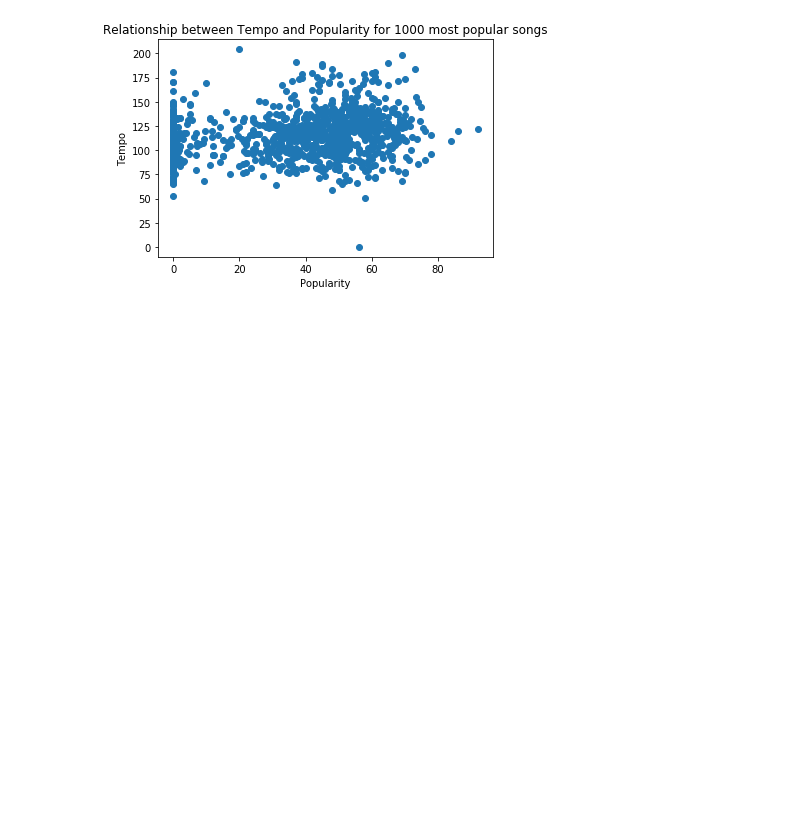
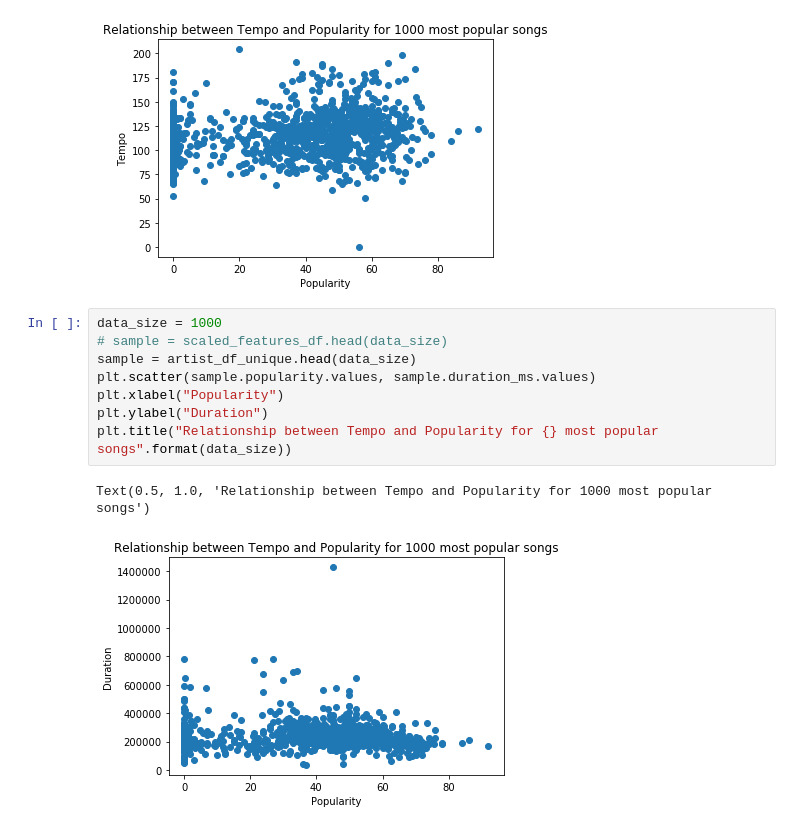
Before and after one commit to cs582/Data_Analysis_on_Spotify_2020, a Jupyter notebook: data cleaning artist.ipynb, the cells around one changed output. Drawn from its saved outputs; the diff is of its cells as text; blank space fills up the shorter version.

```diff
--- a/data cleaning artist.ipynb
+++ b/data cleaning artist.ipynb
@@ -114,3 +114,14 @@ plt.title("Relationship between Tempo and Popularity for {} most popular songs".
 # %% [output]
 Text(0.5, 1.0, 'Relationship between Tempo and Popularity for 1000 most popular songs')
 [figure]
+# %%
+data_size = 1000
+# sample = scaled_features_df.head(data_size)
+sample = artist_df_unique.head(data_size)
+plt.scatter(sample.popularity.values, sample.duration_ms.values)
+plt.xlabel("Popularity")
+plt.ylabel("Duration")
+plt.title("Relationship between Tempo and Popularity for {} most popular songs".format(data_size))
+# %% [output]
+Text(0.5, 1.0, 'Relationship between Tempo and Popularity for 1000 most popular songs')
+[figure, added]
```
Also changed, not shown: parts of 3 cells of this notebook.
